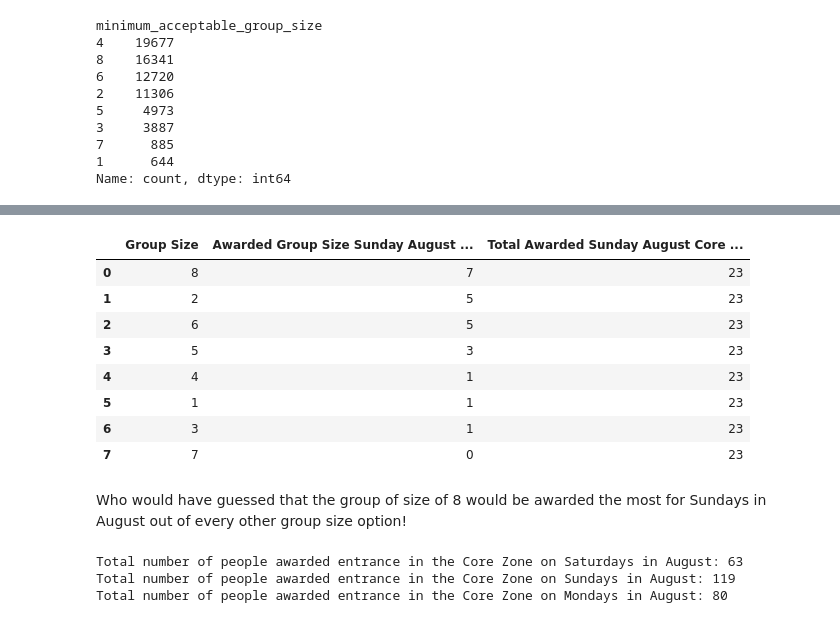
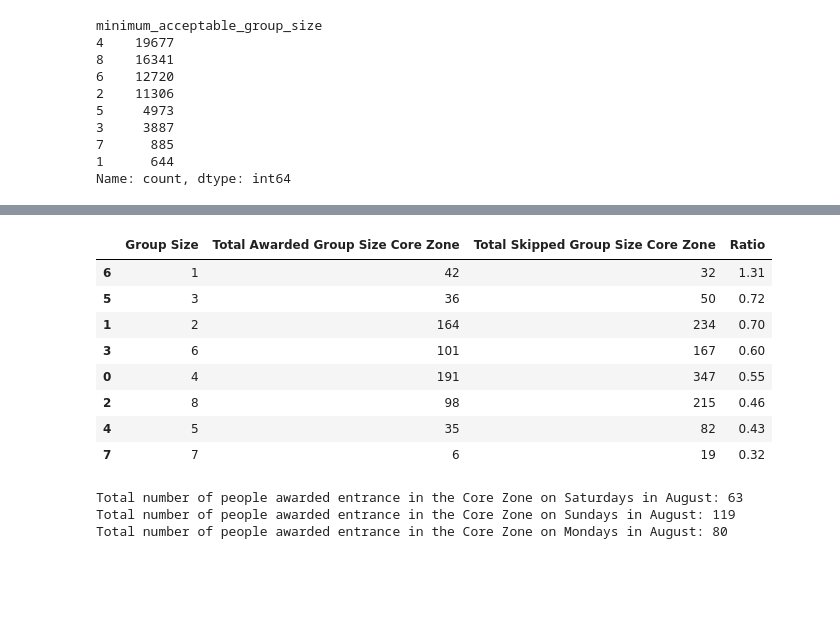
Before and after one commit to jarrett-retz-tech-services/enchantments_lottery, a Jupyter notebook: analysis.ipynb, the cells around one changed output, grey strips where cells are left out. Cells and saved outputs as stored; diff of their text form; code cells hidden in the pictures; blank space fills up the shorter version.

```diff
--- a/analysis.ipynb
+++ b/analysis.ipynb
@@ -1489,20 +1457,53 @@ Probability of being awarded a permit for the Core Enchantments in August on a S
-# %%
-df_prob_split_core_zone_august_sunday_group_size[
-    [
-        "Group Size",
-        "Awarded Group Size Sunday August Core Zone",
-        "Total Awarded Sunday August Core Zone",
-    ]
-]
-# %% [output]
-|  | Group Size | Awarded Group Size Sunday August ... | Total Awarded Sunday August Core ... |
-| 0 | 8 | 7 | 23 |
-| 1 | 2 | 5 | 23 |
-| 2 | 6 | 5 | 23 |
-| 3 | 5 | 3 | 23 |
-| 4 | 4 | 1 | 23 |
-| 5 | 1 | 1 | 23 |
-| 6 | 3 | 1 | 23 |
-| 7 | 7 | 0 | 23 |
-# %% [markdown]
-Who would have guessed that the group of size of 8 would be awarded the most for Sundays in August out of every other group size option!
+# %%
+# Compare the skipped group size entries to the awarded group size entries in the Core Enchantment Zone
+# Get the total and group size columns from the group size skipped dataframe
+df_total_skipped_by_group_size = df_prob_group_size_skipped_core_zone[
+    ["Total Skipped Group Size Core Zone", "Group Size"]
+]
+df_total_awarded_by_group_size = df_prob_split_core_zone_group_size[
+    ["Total Awarded Group Size Core Zone", "Group Size"]
+]
+
+# Merge the total and group size columns with the awarded group size dataframe
+df_prob_group_size_skipped_core_zone_total = pd.merge(
+    df_total_skipped_by_group_size, df_total_awarded_by_group_size, on="Group Size"
+)
+
+# Calculate the percentage of awarded group size entries compared to the skipped group size entries
+df_prob_group_size_skipped_core_zone_total["Ratio"] = (
+    df_prob_group_size_skipped_core_zone_total["Total Awarded Group Size Core Zone"]
+    / df_prob_group_size_skipped_core_zone_total["Total Skipped Group Size Core Zone"]
+)
+
+# Sort the dataframe by the Ratio column
+df_prob_group_size_skipped_core_zone_total = (
+    df_prob_group_size_skipped_core_zone_total.sort_values(by="Ratio", ascending=False)
+)
+
+# Show the Ratio column as a ratio
+df_prob_group_size_skipped_core_zone_total["Ratio"] = (
+    df_prob_group_size_skipped_core_zone_total["Ratio"].map("{:.2f}".format)
+)
+
+# Reorder columns
+df_prob_group_size_skipped_core_zone_total = df_prob_group_size_skipped_core_zone_total[
+    [
+        "Group Size",
+        "Total Awarded Group Size Core Zone",
+        "Total Skipped Group Size Core Zone",
+        "Ratio",
+    ]
+]
+
+# Show the dataframe
+df_prob_group_size_skipped_core_zone_total
+# %% [output]
+|  | Group Size | Total Awarded Group Size Core Zone | Total Skipped Group Size Core Zone | Ratio |
+| 6 | 1 | 42 | 32 | 1.31 |
+| 5 | 3 | 36 | 50 | 0.72 |
+| 1 | 2 | 164 | 234 | 0.70 |
+| 3 | 6 | 101 | 167 | 0.60 |
+| 0 | 4 | 191 | 347 | 0.55 |
+| 2 | 8 | 98 | 215 | 0.46 |
+| 4 | 5 | 35 | 82 | 0.43 |
+| 7 | 7 | 6 | 19 | 0.32 |
```
Also changed, not shown: parts of 110 cells of this notebook.
